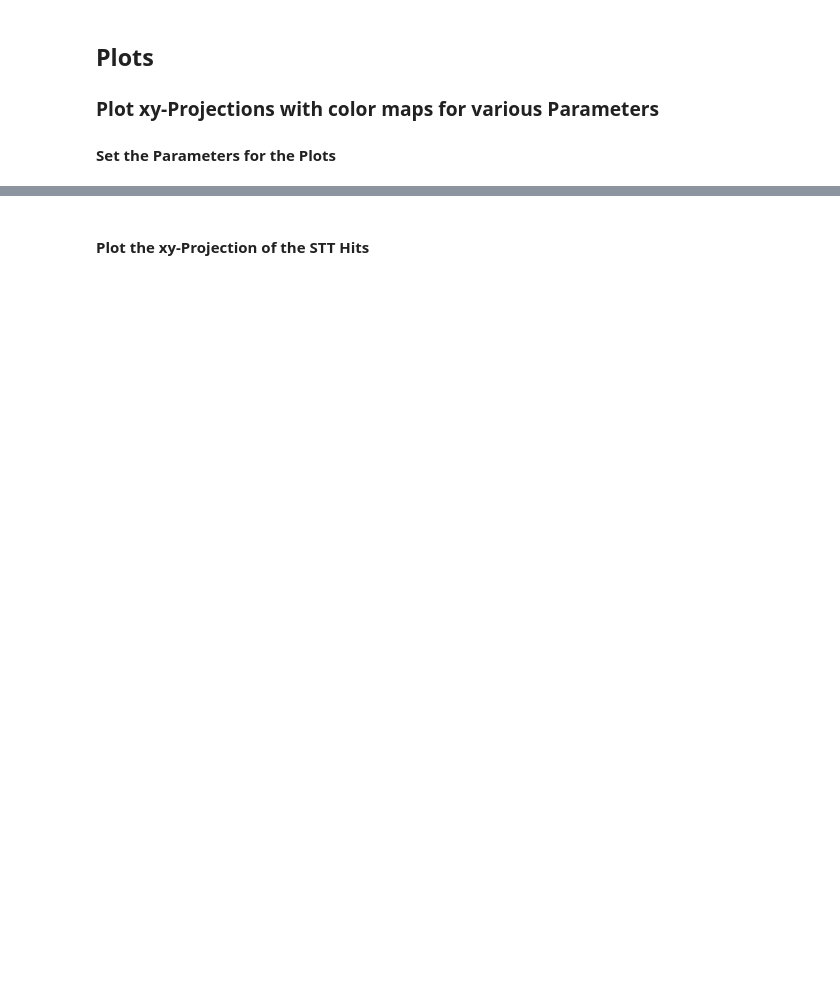
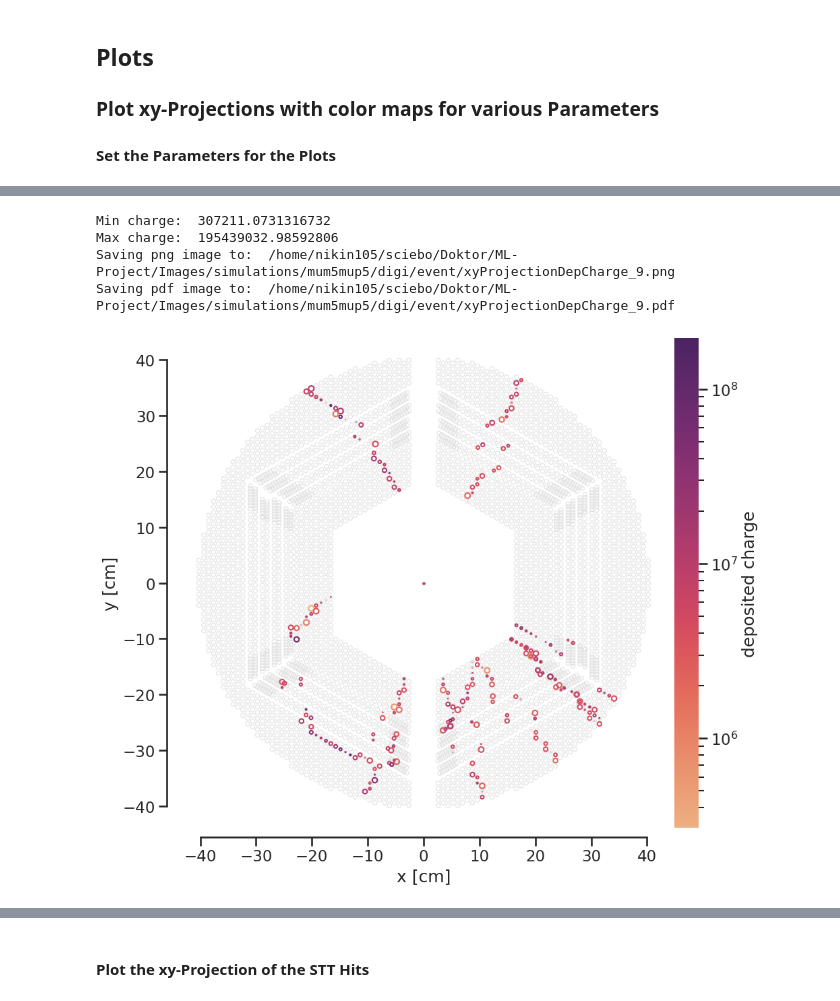
Before and after one commit to n-idw/panda-visualization, a Jupyter notebook: simulationChain/plot_digi.ipynb, the cells around one changed output, grey strips where cells are left out. Cells and saved outputs as stored; diff of their text form; code cells hidden in the pictures; blank space fills up the shorter version.

Commit message:
Changes for the SFS and PANDA CM talk

```diff
--- a/simulationChain/plot_digi.ipynb
+++ b/simulationChain/plot_digi.ipynb
@@ -42,2 +60,2 @@ Path where the images should be saved
 # %%
-imagePath = "/home/nikin105/sciebo/Doktor/ML-Project/Images/pandaml/digi"
+ml_project_image_path = "/home/nikin105/sciebo/Doktor/ML-Project/Images/simulations/"
@@ -78,0 +76,3 @@ Input simulation file:  /home/nikin105/mlProject/simFiles/XiAntiXi/root/XiAntiXi
+# %%
+sim_file_path_name = "/home/nikin105/mlProject/data/simulations/mum5mup5/root/sim/new_mum5mup5_0_sim.root"
+digi_file_path_name = "/home/nikin105/mlProject/data/simulations/mum5mup5/root/digi/new_mum5mup5_0_digi.root"
@@ -198,0 +183,11 @@ def getProcess(trackID, pdgID, motherID, secondMotherID, maxReactionDepth = np.i
+# %%
+sim_tree = uproot.open(
+    sim_file_path_name + ":pndsim",
+)
+
+digi_tree = uproot.open(
+    digi_file_path_name + ":pndsim",
+)
+
+# Get the number of entries in the tree
+n_entries = sim_tree.num_entries
@@ -198,0 +200,2 @@ def getProcess(trackID, pdgID, motherID, secondMotherID, maxReactionDepth = np.i
+# %%
+entry_id = 9
@@ -260,0 +318,54 @@ print (mcTrack_pdgId[0])
+# %%
+min_c = np.min(stt_hit["DepCharge"])
+print("Min charge: ", min_c)
+
+max_c = np.max(stt_hit["DepCharge"])
+print("Max charge: ", max_c)
+
+# Create a normalization object
+cNorm = mcolors.LogNorm(vmin=min_c, vmax=max_c)
+
+cmap = sns.color_palette("flare", as_cmap=True)
+
+# Create a figure and axis with the STT tube layout in gray
+fig, ax = plot_stt(useGrayScale=True, alpha=0.5)
+
+# Plot the IP
+ax.plot(0, 0, marker=".", ms=5, color="r")
+
+colors = sns.color_palette("tab20")
+
+trackNum = 0
+
+
+numPoint = 0
+for i in range(len(stt_hit["Isochrone"])):
+    isochrone = Circle(
+        (stt_hit["X"][i], stt_hit["Y"][i]),
+        stt_hit["Isochrone"][i],
+        ec=cmap(cNorm(stt_hit["DepCharge"][i])),
+        lw=1.5,
+        fc="None",
+    )
+    ax.add_patch(isochrone)
+
+divider = make_axes_locatable(ax)
+cax = divider.append_axes("right", size="5%", pad=0.05)
+
+cbar = fig.colorbar(plt.cm.ScalarMappable(norm=cNorm, cmap=cmap),
+             cax=cax, orientation='vertical', label='deposited charge')
+
+cbar.outline.set_visible(False)
+
+# Set the image path and name and save the image as a png and pdf
+image_prefix = event_image_path_name + "/xyProjectionDepCharge_" + str(entry_id)
+print("Saving png image to: ", image_prefix + ".png")
+plt.savefig(image_prefix + ".png", dpi=300, bbox_inches="tight")
+print("Saving pdf image to: ", image_prefix + ".pdf")
+plt.savefig(image_prefix + ".pdf", dpi=300, bbox_inches="tight")
+# %% [output]
+Min charge:  307211.0731316732
+Max charge:  195439032.98592806
+Saving png image to:  /home/nikin105/sciebo/Doktor/ML-Project/Images/simulations/mum5mup5/digi/event/xyProjectionDepCharge_9.png
+Saving pdf image to:  /home/nikin105/sciebo/Doktor/ML-Project/Images/simulations/mum5mup5/digi/event/xyProjectionDepCharge_9.pdf
+[figure, added]
```
Also changed, not shown: parts of 36 cells of this notebook, 4 other files.
